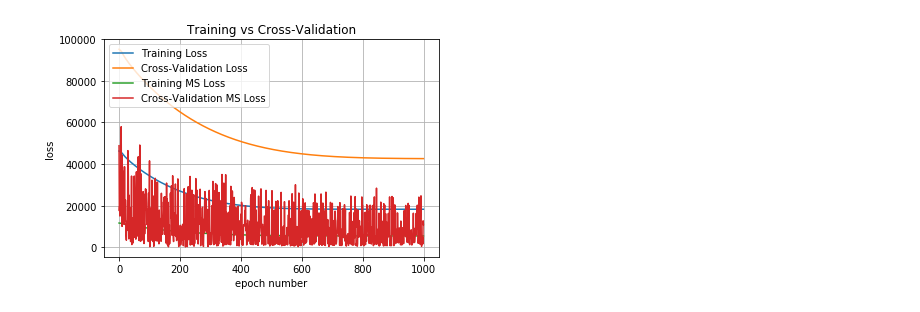
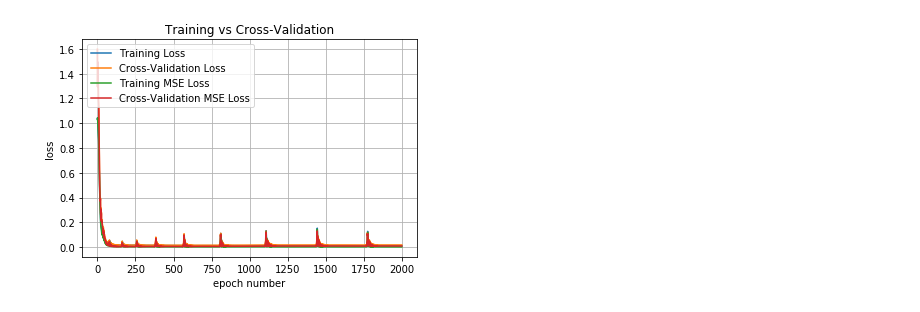
Before and after one commit to afcarl/randomfun, a Jupyter notebook: NeuralEquationFinder/FunctionApproximator.ipynb, the cells around one changed output. Cells and saved outputs as stored; diff of their text form; code cells hidden in the pictures.

Commit message:
travel curves, Function Approximation

```diff
--- a/NeuralEquationFinder/FunctionApproximator.ipynb
+++ b/NeuralEquationFinder/FunctionApproximator.ipynb
@@ -90,18 +135,18 @@ y = tf.placeholder(tf.float32, [None, 1])
 is_training = tf.placeholder(tf.bool)
 
 # Number of hidden neurons
-H1 = 16
-H2 = 9
+H1 = 20
+H2 = 20
 def deeper_model(X):
     W1 = weight_variable([D,H1], "h1_weights")
     b1 = bias_variable([H1], "h1_biases")
-    W2 = weight_variable([H1,H2], "h2_weights")
-    b2 = bias_variable([H2], "h2_biases")
-    W3 = weight_variable([H2,1], "out_weights")
+    #W2 = weight_variable([H1,H2], "h2_weights")
+    #b2 = bias_variable([H2], "h2_biases")
+    W3 = weight_variable([H1,1], "out_weights")
     b3 = bias_variable([1], "out_biases")
     h1_out = tf.nn.tanh(tf.matmul(X, W1) + b1)
-    h2_out = tf.nn.sigmoid(tf.matmul(h1_out, W2) + b2)
-    y_out = tf.matmul(h2_out, W3) + b3
+    #h2_out = tf.nn.tanh(tf.matmul(h1_out, W2) + b2)
+    y_out = tf.matmul(h1_out, W3) + b3
     return y_out
 
 y_out = deeper_model(X)
@@ -110,8 +155,10 @@ regularization_strength = 0.001
 trainable_vars   = tf.trainable_variables()
 lossL2 = tf.add_n([ tf.nn.l2_loss(v) for v in trainable_vars if 'bias' not in v.name ])
 
-ms_loss = tf.losses.mean_squared_error(labels=y, predictions=y_out)
-mean_loss = tf.reduce_mean(ms_loss) + lossL2*regularization_strength
+mse_loss = tf.reduce_mean(tf.losses.mean_squared_error(labels=y, predictions=y_out))
+#mse_loss = tf.reduce_mean(tf.losses.mean_squared_error(labels=y, predictions=y_out, weights=1/(y**2+1e-2)))
+#mse_loss =  tf.reduce_mean(tf.losses.absolute_difference(labels=y, predictions=y_out))
+mean_loss = mse_loss + lossL2*regularization_strength
 # %%
 def run_model(session, predict, loss_val, Xd, yd,
               epochs=1, batch_size=64, print_every=100,
@@ -124,9 +171,7 @@ def run_model(session, predict, loss_val, Xd, yd,
     # setting up variables we want to compute (and optimizing)
     # if we have a training function, add that to things we compute
 
-    squared_loss = tf.squared_difference(predict, y)
-    mean_squared_loss = tf.reduce_mean(squared_loss)
-    variables = [mean_loss, squared_loss, mean_squared_loss]
+    variables = [mean_loss, mse_loss, predict]
     if training_now:
         variables[-1] = training
 
@@ -159,14 +204,14 @@ def run_model(session, predict, loss_val, Xd, yd,
             loss, squared_loss, _ = session.run(variables,feed_dict=feed_dict)
             # aggregate performance stats
             losses.append(loss*actual_batch_size)
-            squared_losses.append(np.sum(squared_loss))
+            squared_losses.append(squared_loss*actual_batch_size)
 
         total_loss = np.sum(losses)/Xd.shape[0]
-        total_mean_squared_loss = np.sum(squared_loss)/Xd.shape[0]
+        total_mean_squared_loss = np.sum(squared_losses)/Xd.shape[0]
 
         # print every now and then
         if print_every and ((e % print_every) == 0 or e == epochs-1):
-            print("Epoch {2}, Overall loss = {0:.3g} and MS loss of {1:.3g}"\
+            print("Epoch {2}, Overall loss = {0:.3g} and MSE loss of {1:.3g}"\
                   .format(total_loss,total_mean_squared_loss,e+1))
 
         if training_now:
@@ -185,18 +230,18 @@ def run_model(session, predict, loss_val, Xd, yd,
         plt.title('Training vs Cross-Validation')
         plt.xlabel('epoch number')
         plt.ylabel('loss')
-        plt.legend(['Training Loss','Cross-Validation Loss', 'Training MS Loss', 'Cross-Validation MS Loss'], loc='upper left')
+        plt.legend(['Training Loss','Cross-Validation Loss', 'Training MSE Loss', 'Cross-Validation MSE Loss'], loc='upper left')
         plt.show()
 
     return total_loss, total_mean_squared_loss
 # %%
 %matplotlib inline
-train_step = tf.train.AdamOptimizer(0.01).minimize(mean_loss)
+train_step = tf.train.AdamOptimizer(0.1).minimize(mean_loss)
 sess = tf.Session()
 with tf.device("/cpu:0"): #"/cpu:0" or "/gpu:0"
     sess.run(tf.global_variables_initializer())
     print('Training')
-    run_model(sess,y_out,mean_loss,X_train,y_train,1000,16,100,train_step, plot=True)
+    run_model(sess,y_out,mean_loss,X_train,y_train,2000,64,100,train_step, plot=True)
     print('Test')
     run_model(sess,y_out,mean_loss,X_test,y_test,1,16, plot=False)
 # %% [output]
@@ -215,2 +265,2 @@ Epoch 1000, Overall loss = 1.83e+04 and MS loss of 5.47e+03
-[figure, old version]
+[figure, new version]
 Test
```
Also changed, not shown: parts of 14 cells of this notebook.
